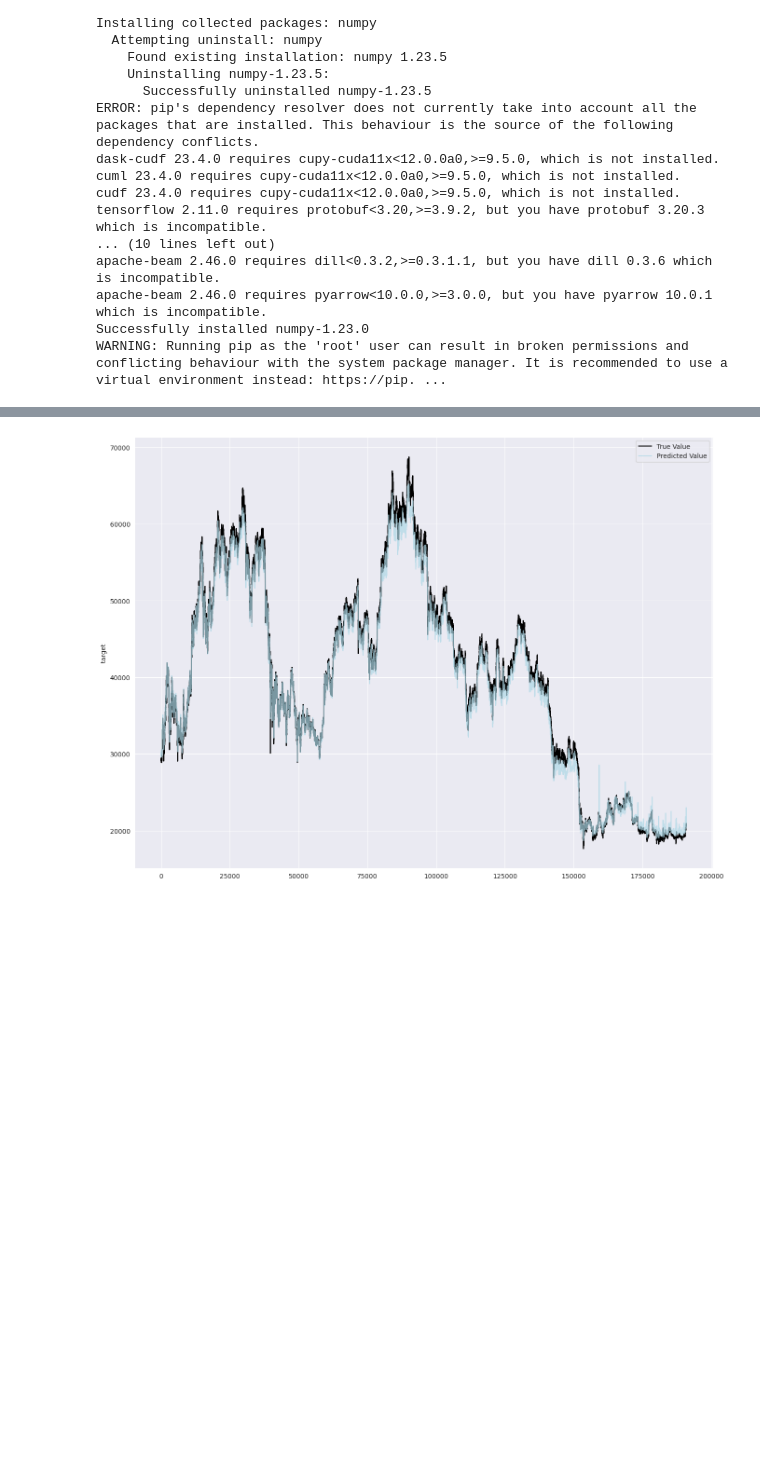
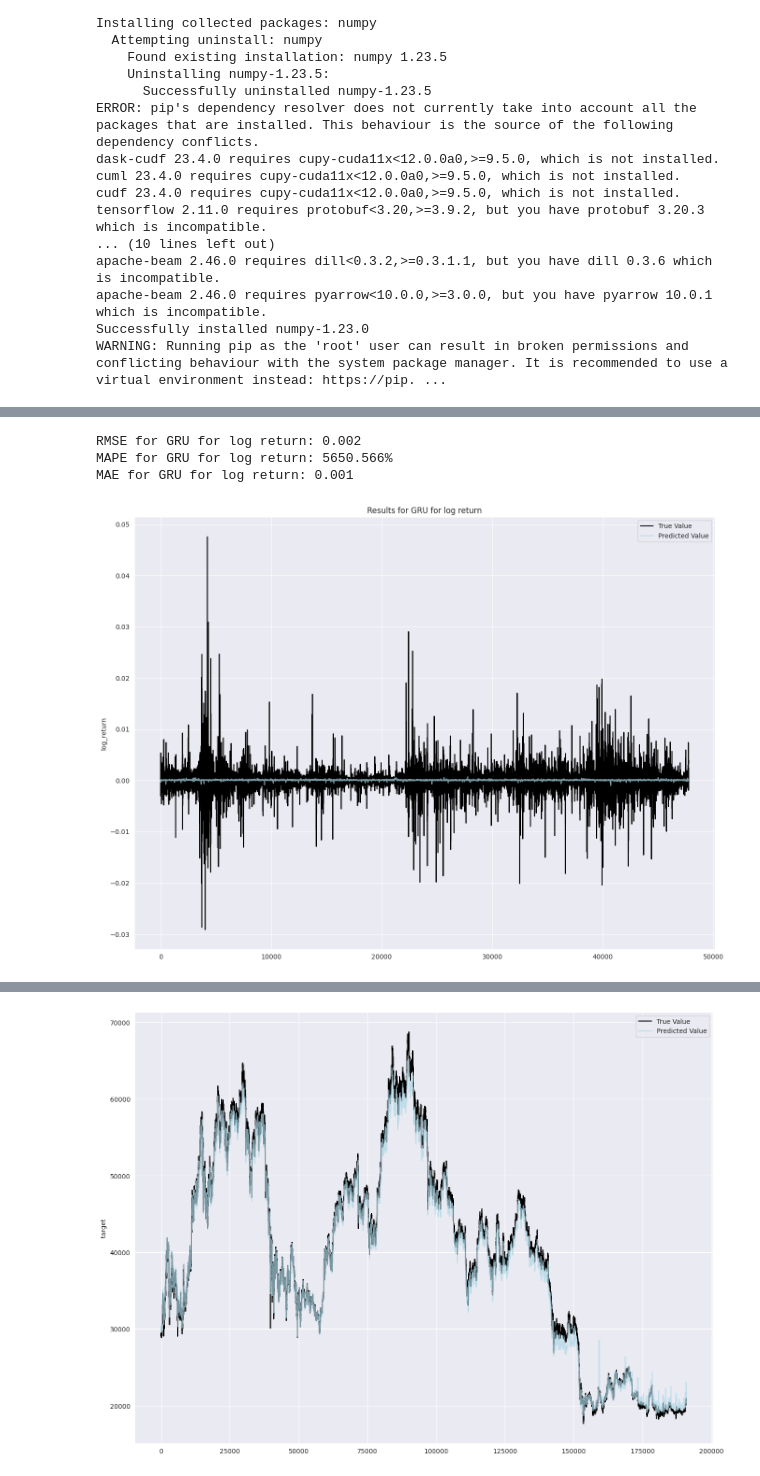
Before and after one commit to Nakinamo/Bitcoin-Price-Prediction, a Jupyter notebook: notebook886786a93d.ipynb, the cells around one changed output, grey strips where cells are left out. Saved outputs shown, nothing was run; the diff lists cells and outputs as text; code cells hidden in the pictures; blank space fills up the shorter version.

```diff
--- a/notebook886786a93d.ipynb
+++ b/notebook886786a93d.ipynb
@@ -438,0 +414,9 @@ pred = model.predict(X_val)
+# %%
+gru.fit(X_train, y_train, n_epochs=35)
+clear_output()
+results = CountModelResult(X_test, y_test, results, gru, 'GRU for log return')
+# %% [output]
+RMSE for GRU for log return: 0.002
+MAPE for GRU for log return: 5650.566%
+MAE for GRU for log return: 0.001
+[figure, added]
```
Also changed, not shown: parts of 27 cells of this notebook.
